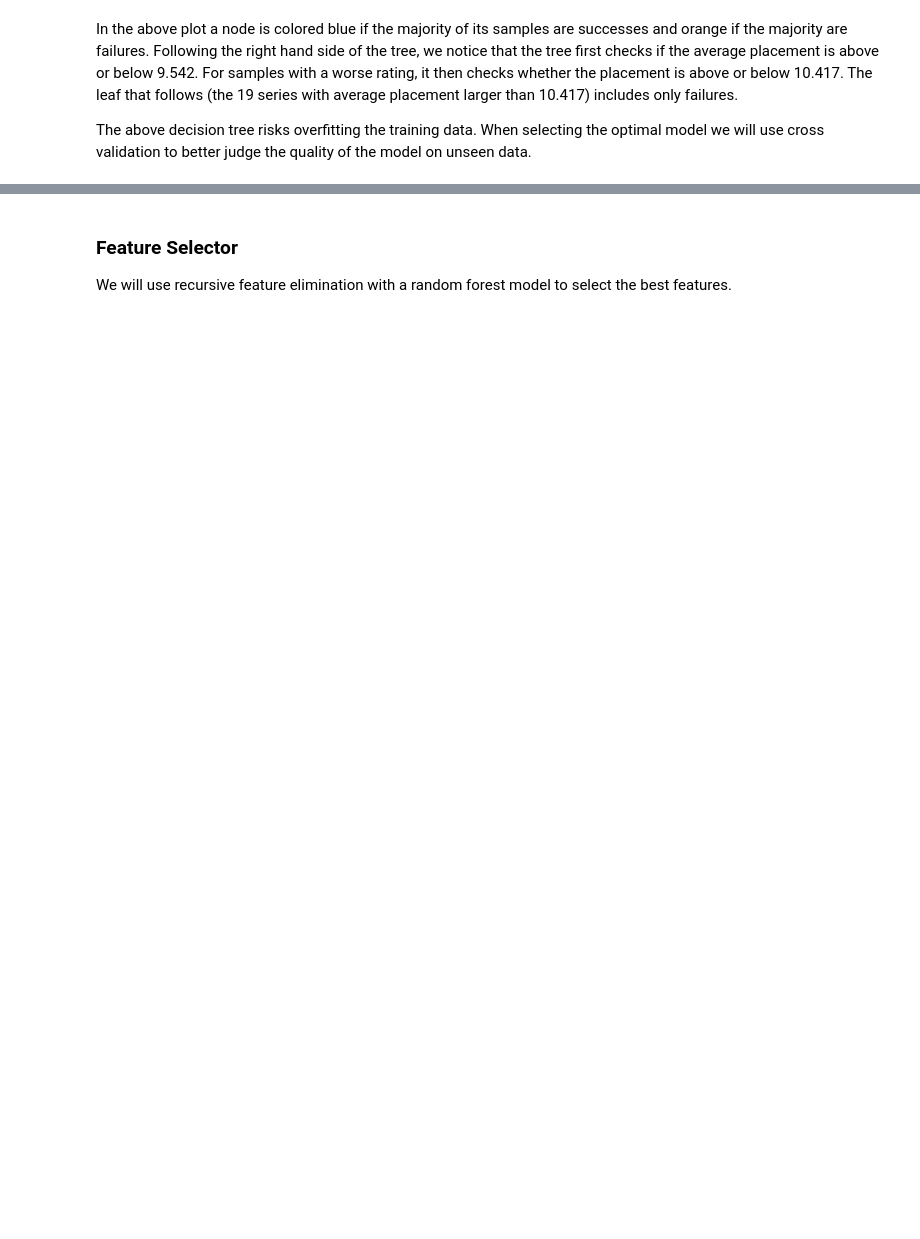
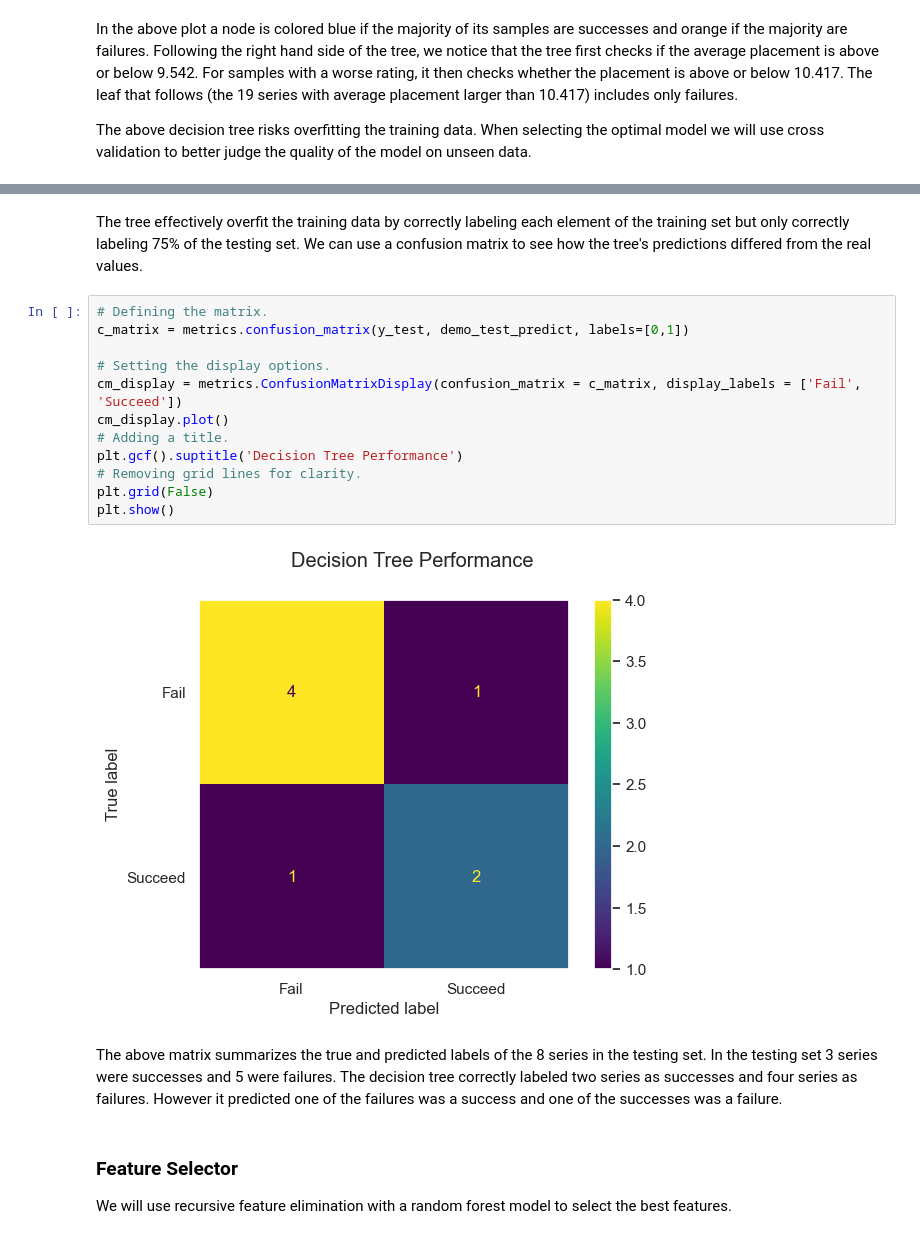
Before and after one commit to DevinGent/shonen-jump-sql, a Jupyter notebook: predicting_success.ipynb, the cells around one changed output, grey strips where cells are left out. Cells and saved outputs as stored; diff of their text form; blank space fills up the shorter version.

```diff
--- a/predicting_success.ipynb
+++ b/predicting_success.ipynb
@@ -348,3 +524,21 @@ ColumnTransformer(force_int_remainder_cols=False, remainder='passthrough',
+# %% [markdown]
+The tree effectively overfit the training data by correctly labeling each element of the training set but only correctly labeling 75% of the testing set.  We can use a confusion matrix to see how the tree's predictions differed from the real values.
+# %%
+# Defining the matrix.
+c_matrix = metrics.confusion_matrix(y_test, demo_test_predict, labels=[0,1])
+
+# Setting the display options.
+cm_display = metrics.ConfusionMatrixDisplay(confusion_matrix = c_matrix, display_labels = ['Fail', 'Succeed'])
+cm_display.plot()
+# Adding a title.
+plt.gcf().suptitle('Decision Tree Performance')
+# Removing grid lines for clarity.
+plt.grid(False)
+plt.show()
+# %% [output]
+[figure, added]
+# %% [markdown]
+The above matrix summarizes the true and predicted labels of the 8 series in the testing set.  In the testing set 3 series were successes and 5 were failures.  The decision tree correctly labeled two series as successes and four series as failures.  However it predicted one of the failures was a success and one of the successes was a failure.
 # %% [markdown]
 ### Feature Selector
 
```
Also changed, not shown: parts of 60 cells of this notebook, 10 other files.
